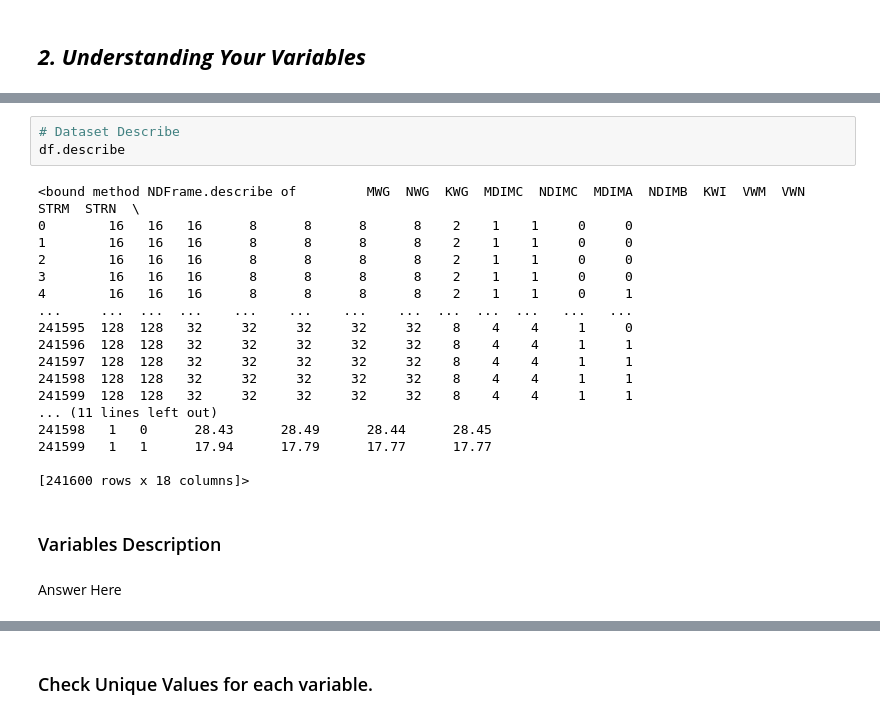
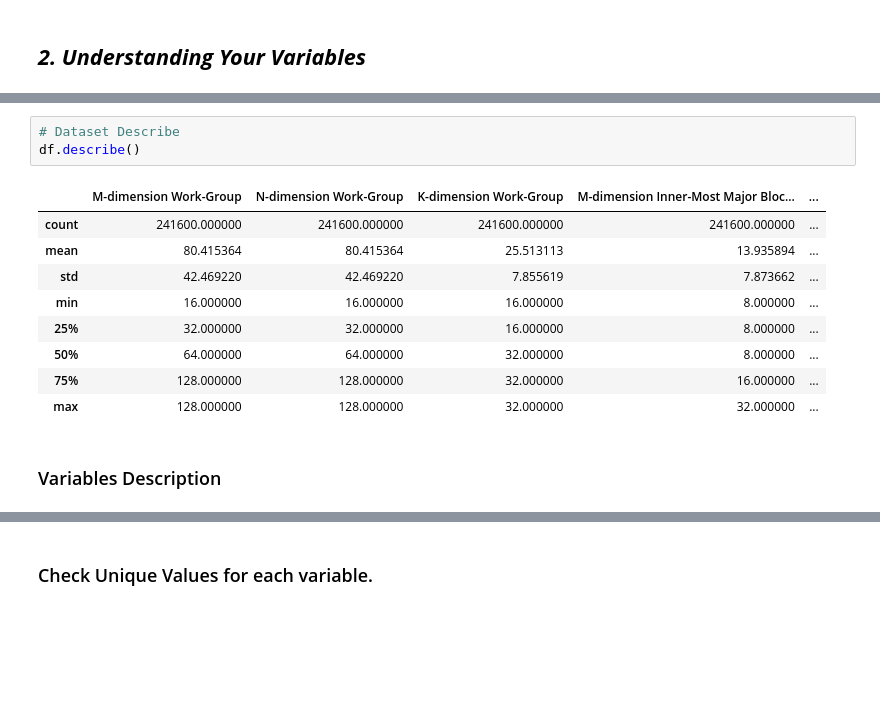
Before and after one commit to varuncode01/ST_Project2, a Jupyter notebook: ML_Project2.ipynb, the cells around one changed output, grey strips where cells are left out. Cells and saved outputs as stored; diff of their text form; blank space fills up the shorter version.

```diff
--- a/ML_Project2.ipynb
+++ b/ML_Project2.ipynb
@@ -240,26 +232,16 @@ Index(['MWG', 'NWG', 'KWG', 'MDIMC', 'NDIMC', 'MDIMA', 'NDIMB', 'KWI', 'VWM',
       dtype='object')
 # %%
 # Dataset Describe
-df.describe
+df.describe()
 # %% [output]
-<bound method NDFrame.describe of         MWG  NWG  KWG  MDIMC  NDIMC  MDIMA  NDIMB  KWI  VWM  VWN  STRM  STRN  \
-0        16   16   16      8      8      8      8    2    1    1     0     0
-1        16   16   16      8      8      8      8    2    1    1     0     0
-2        16   16   16      8      8      8      8    2    1    1     0     0
-3        16   16   16      8      8      8      8    2    1    1     0     0
-4        16   16   16      8      8      8      8    2    1    1     0     1
-...     ...  ...  ...    ...    ...    ...    ...  ...  ...  ...   ...   ...
-241595  128  128   32     32     32     32     32    8    4    4     1     0
-241596  128  128   32     32     32     32     32    8    4    4     1     1
-241597  128  128   32     32     32     32     32    8    4    4     1     1
-241598  128  128   32     32     32     32     32    8    4    4     1     1
-241599  128  128   32     32     32     32     32    8    4    4     1     1
-... (11 lines left out)
-241598   1   0      28.43      28.49      28.44      28.45
-241599   1   1      17.94      17.79      17.77      17.77
-
-[241600 rows x 18 columns]>
+|  | M-dimension Work-Group | N-dimension Work-Group | K-dimension Work-Group | M-dimension Inner-Most Major Bloc... | ... |
+| count | 241600.000000 | 241600.000000 | 241600.000000 | 241600.000000 | ... |
+| mean | 80.415364 | 80.415364 | 25.513113 | 13.935894 | ... |
+| std | 42.469220 | 42.469220 | 7.855619 | 7.873662 | ... |
+| min | 16.000000 | 16.000000 | 16.000000 | 8.000000 | ... |
+| 25% | 32.000000 | 32.000000 | 16.000000 | 8.000000 | ... |
+| 50% | 64.000000 | 64.000000 | 32.000000 | 8.000000 | ... |
+| 75% | 128.000000 | 128.000000 | 32.000000 | 16.000000 | ... |
+| max | 128.000000 | 128.000000 | 32.000000 | 32.000000 | ... |
 # %% [markdown]
 ### Variables Description
-# %% [markdown]
-Answer Here
```
Also changed, not shown: parts of 16 cells of this notebook.
